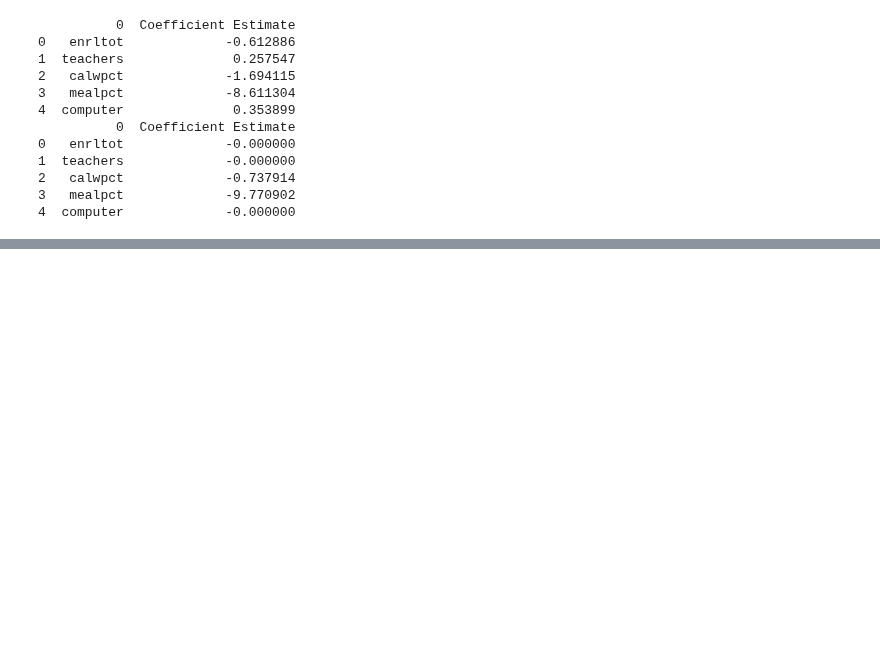
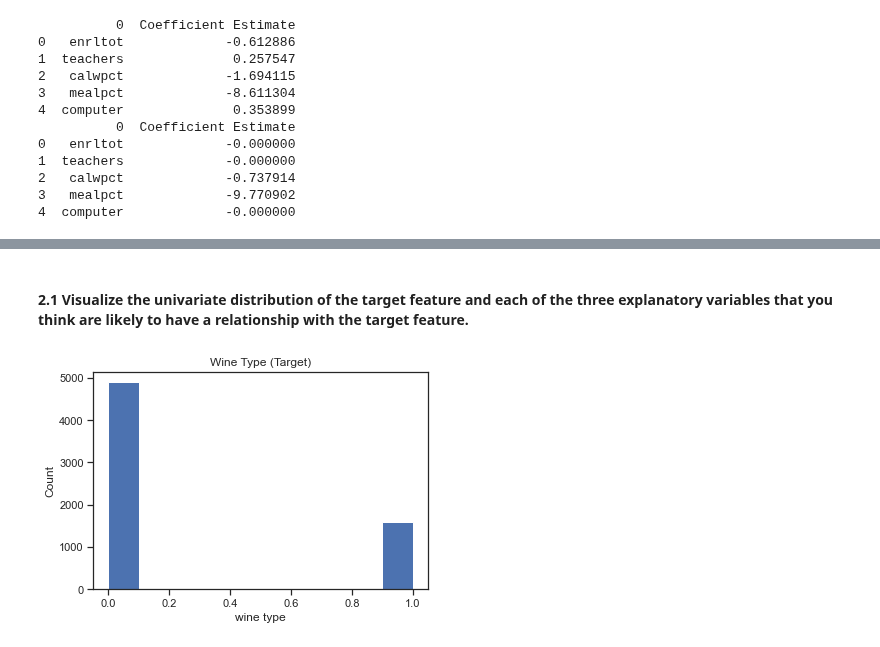
Before and after one commit to gzlupko/gr5073_ML, a Jupyter notebook: hw_assignments/hw2.ipynb, the cells around one changed output, grey strips where cells are left out. Saved outputs shown, nothing was run; the diff lists cells and outputs as text; code cells hidden in the pictures; blank space fills up the shorter version.

```diff
--- a/hw_assignments/hw2.ipynb
+++ b/hw_assignments/hw2.ipynb
@@ -271,0 +292,21 @@ print(coeff_lasso.head(5))
+# %%
+import pandas as pd
+import os
+
+# change working directory
+os.chdir('/Users/gianzlupko/Desktop/GR5073 ML/gr5073_ML/data')
+
+# read in the red and white wine data sets
+red_wine = pd.read_csv("red_wine.csv", sep = ';')
+white_wine = pd.read_csv("white_wine.csv", sep = ';')
+
+# insert new column to beginning of each data frame
+
+red_wine.insert(0, 'winetype',1)
+red_wine.head(5)
+
+white_wine.insert(0, 'winetype', 0)
+white_wine.head(5)
+
+# combine the data frames; concatenated by vertically stacking
+wine_data = pd.concat([red_wine, white_wine])
@@ -271,0 +327,13 @@ print(coeff_lasso.head(5))
+# %% [markdown]
+#### 2.1 Visualize the univariate distribution of the target feature and each of the three explanatory variables that you think are likely to have a relationship with the target feature.
+# %%
+import matplotlib.pyplot as plt
+# visualize target feature - wine type
+
+plt.hist(wine_data['winetype'])
+plt.xlabel('wine type')
+plt.ylabel('Count')
+plt.title("Wine Type (Target)")
+plt.show()
+# %% [output]
+[figure, added]
```
Also changed, not shown: parts of 18 cells of this notebook.
